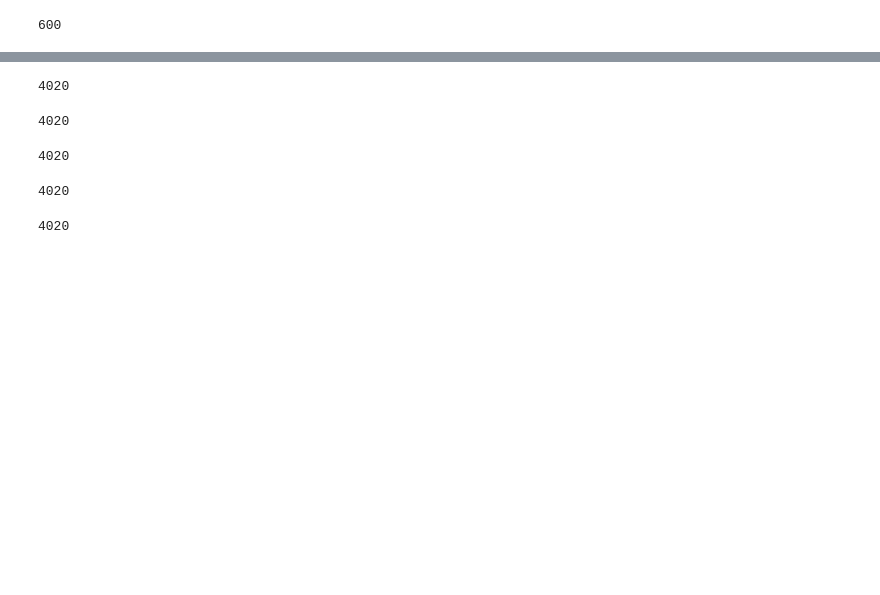
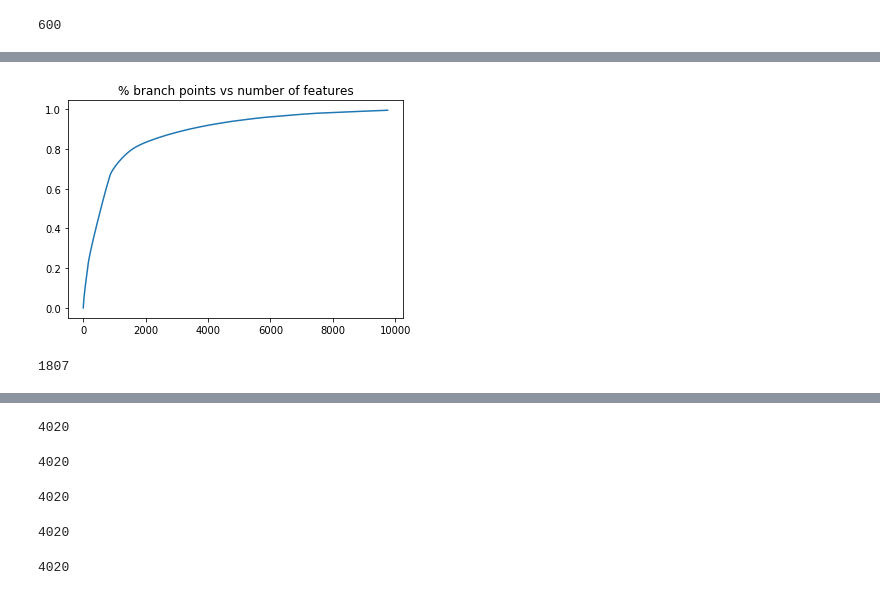
Before and after one commit to mjiang9/cos429project, a Jupyter notebook: Viola-Jones.ipynb, the cells around one changed output, grey strips where cells are left out. Saved outputs shown, nothing was run; the diff lists cells and outputs as text; code cells hidden in the pictures; blank space fills up the shorter version.

```diff
--- a/Viola-Jones.ipynb
+++ b/Viola-Jones.ipynb
@@ -71,0 +145,4 @@ len(images_t)
+# %%
+for i in range(1500):
+    if len(feature_coord[idx_sorted[i]]) > 2:
+        print(i)
@@ -71,0 +194,16 @@ len(images_t)
+# %%
+ys = [i/200 for i in range(0,200)]
+xs = []
+for i in range(len(ys)):
+    sig_feature_count = np.count_nonzero(cdf_feature_importances < ys[i])
+    xs.append(sig_feature_count)
+# %%
+plt.plot(xs, ys)
+plt.title("% branch points vs number of features")
+plt.show()
+# %% [output]
+[figure, added]
+# %%
+np.count_nonzero(cdf_feature_importances < .82)
+# %% [output]
+1807
```
Also changed, not shown: parts of 117 cells of this notebook.
